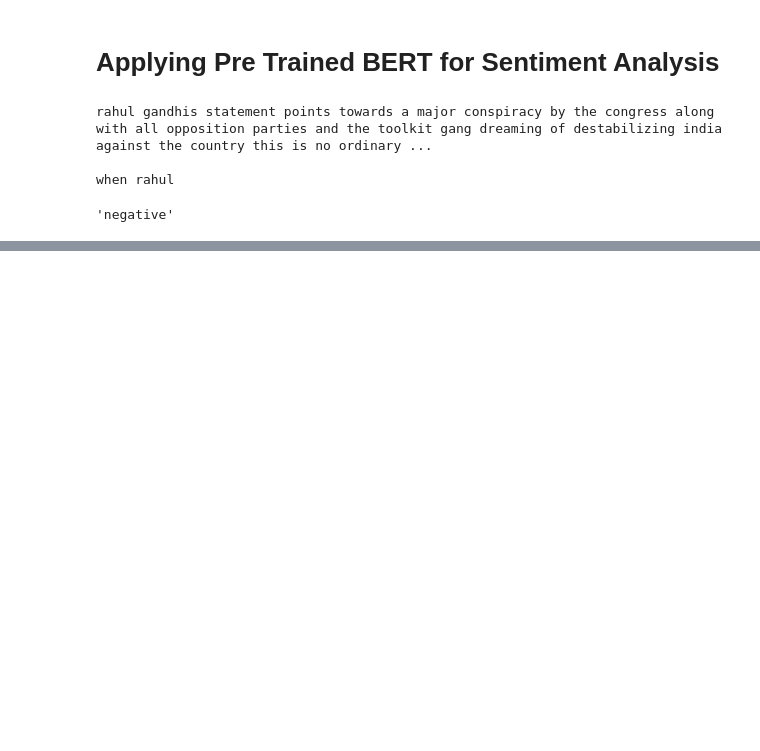
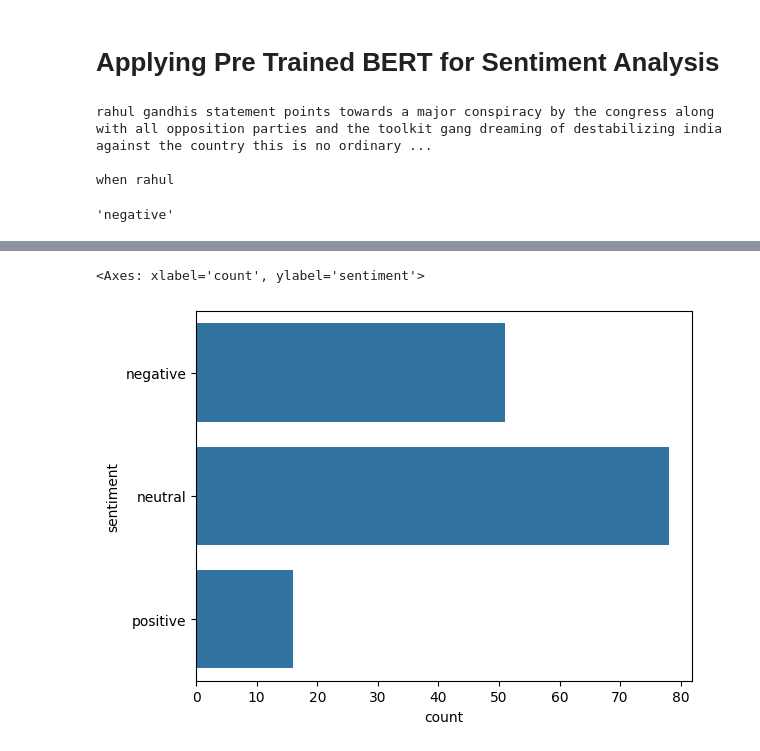
Before and after one commit to ajayn3300/Twitter-Sentiment-Analysis-and-Web-Scraping, a Jupyter notebook: Sentiment Analysis with Web Scraping.ipynb, the cells around one changed output, grey strips where cells are left out. Cells and saved outputs as stored; diff of their text form; code cells hidden in the pictures; blank space fills up the shorter version.

Commit message:
BERT application for sentiment analysis on scraped tweets

```diff
--- a/Sentiment Analysis with Web Scraping.ipynb
+++ b/Sentiment Analysis with Web Scraping.ipynb
@@ -305,3 +307,6 @@ when rahul
 predict_sentiment(text, model = model, tokenizer = tokenizer, clean_fn = clean_text)
 # %% [output]
 'negative'
+# %%
+# predict all
+df['sentiment'] = df.clean_text.apply(predict_sentiment)
@@ -307,0 +322,5 @@ predict_sentiment(text, model = model, tokenizer = tokenizer, clean_fn = clean_t
+# %%
+sns.countplot(df['sentiment'])
+# %% [output]
+<Axes: xlabel='count', ylabel='sentiment'>
+[figure, added]
```
Also changed, not shown: parts of 5 cells of this notebook.
